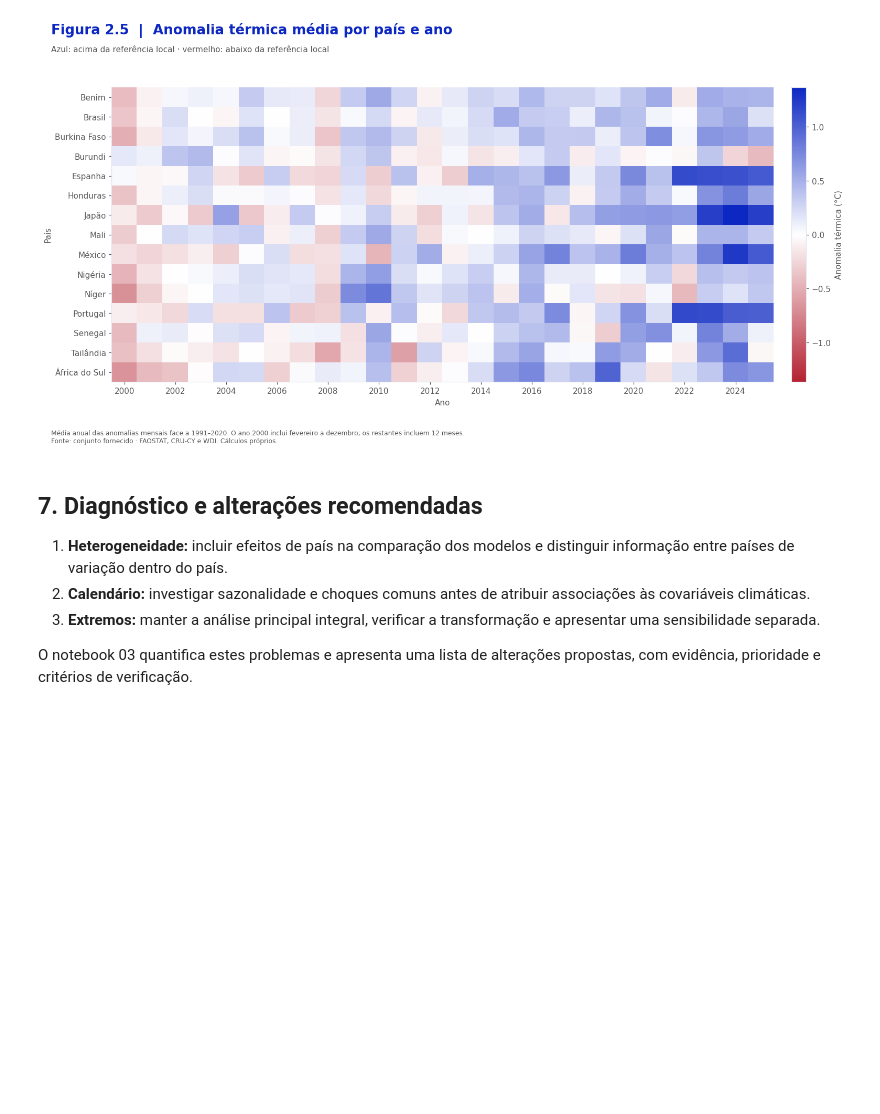
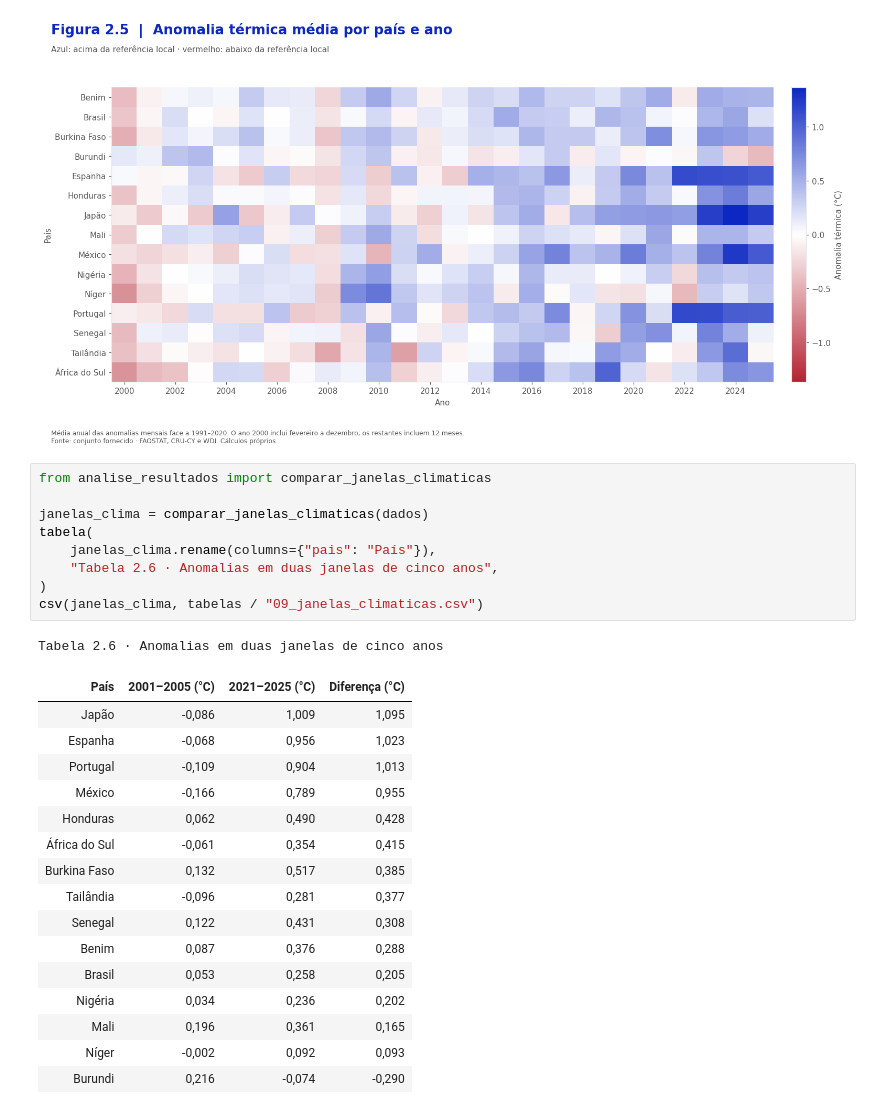
Before and after one commit to leandromicael123/Aquecimento-global, a Jupyter notebook: notebooks/02_exploracao_visual.ipynb, the cells around one changed output. Drawn from its saved outputs; the diff is of its cells as text; blank space fills up the shorter version.

```diff
--- a/notebooks/02_exploracao_visual.ipynb
+++ b/notebooks/02_exploracao_visual.ipynb
@@ -202,11 +208,30 @@ mapa_anomalias(anual, graficos)
 csv(anual.reset_index(), tabelas / "05_anomalias_anuais.csv")
 # %% [output]
 [figure]
-# %% [markdown]
-## 7. Diagnóstico e alterações recomendadas
-
-1. **Heterogeneidade:** incluir efeitos de país na comparação dos modelos e distinguir informação entre países de variação dentro do país.
-2. **Calendário:** investigar sazonalidade e choques comuns antes de atribuir associações às covariáveis climáticas.
-3. **Extremos:** manter a análise principal integral, verificar a transformação e apresentar uma sensibilidade separada.
-
-O notebook 03 quantifica estes problemas e apresenta uma lista de alterações propostas, com evidência, prioridade e critérios de verificação.
+# %%
+from analise_resultados import comparar_janelas_climaticas
+
+janelas_clima = comparar_janelas_climaticas(dados)
+tabela(
+    janelas_clima.rename(columns={"pais": "País"}),
+    "Tabela 2.6 · Anomalias em duas janelas de cinco anos",
+)
+csv(janelas_clima, tabelas / "09_janelas_climaticas.csv")
+# %% [output]
+Tabela 2.6 · Anomalias em duas janelas de cinco anos
+| País | 2001–2005 (°C) | 2021–2025 (°C) | Diferença (°C) |
+| Japão | -0,086 | 1,009 | 1,095 |
+| Espanha | -0,068 | 0,956 | 1,023 |
+| Portugal | -0,109 | 0,904 | 1,013 |
+| México | -0,166 | 0,789 | 0,955 |
+| Honduras | 0,062 | 0,490 | 0,428 |
+| África do Sul | -0,061 | 0,354 | 0,415 |
+| Burkina Faso | 0,132 | 0,517 | 0,385 |
+| Tailândia | -0,096 | 0,281 | 0,377 |
+| Senegal | 0,122 | 0,431 | 0,308 |
+| Benim | 0,087 | 0,376 | 0,288 |
+| Brasil | 0,053 | 0,258 | 0,205 |
+| Nigéria | 0,034 | 0,236 | 0,202 |
+| Mali | 0,196 | 0,361 | 0,165 |
+| Níger | -0,002 | 0,092 | 0,093 |
+| Burundi | 0,216 | -0,074 | -0,290 |
```
Also changed, not shown: parts of 19 cells of this notebook, 12 other files.
